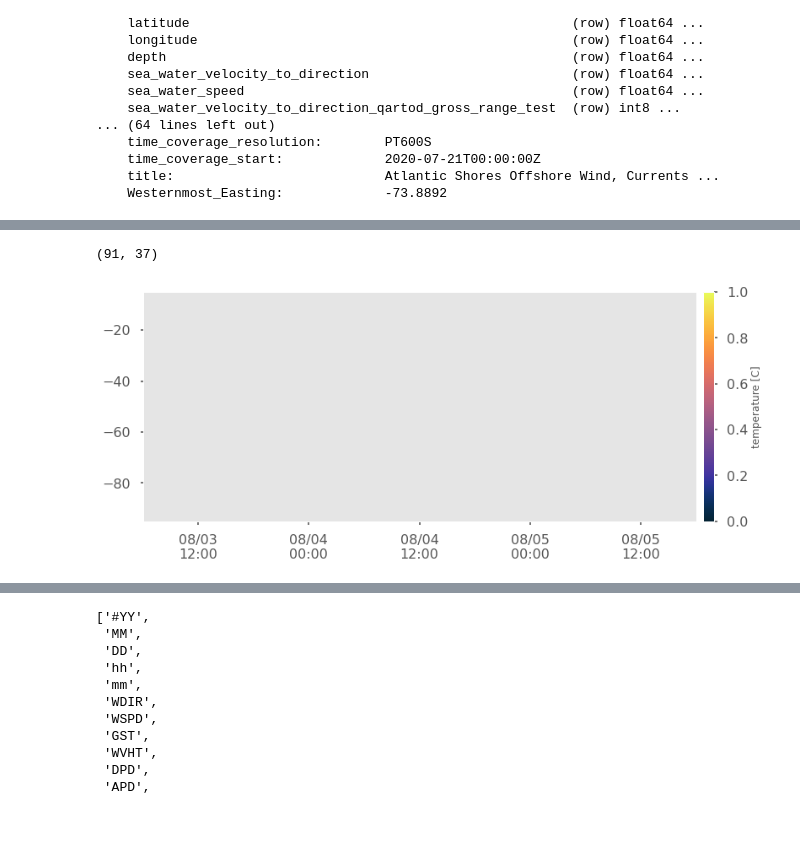
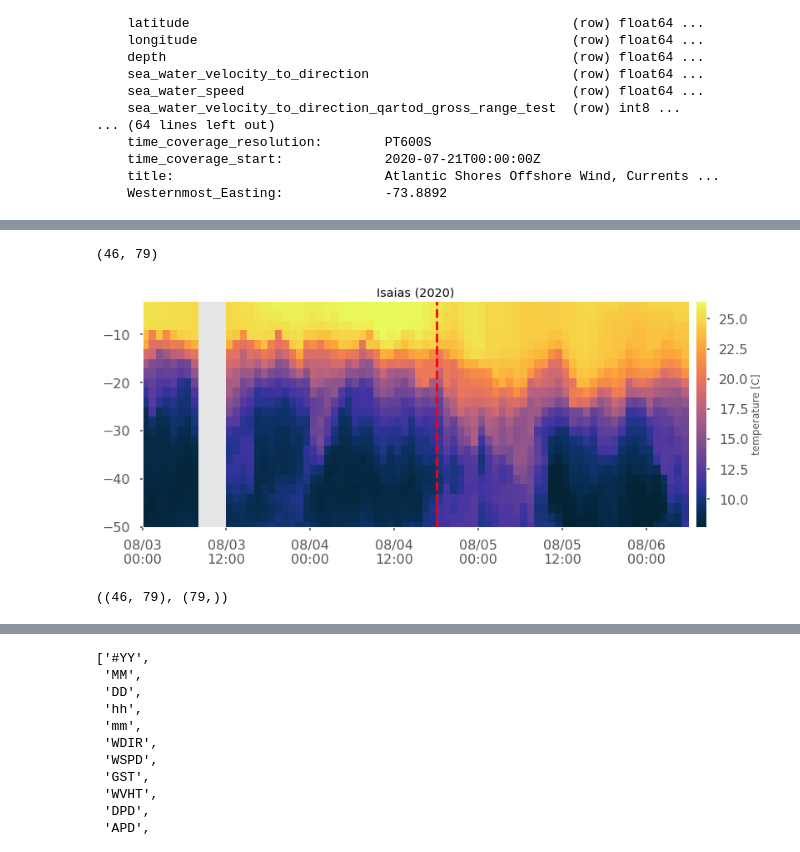
Before and after one commit to EavenW/comparative_hurr, a Jupyter notebook: python_hurrs/Isaias_2020.ipynb, the cells around one changed output, grey strips where cells are left out. Saved outputs shown, nothing was run; the diff lists cells and outputs as text; code cells hidden in the pictures; blank space fills up the shorter version.

```diff
--- a/python_hurrs/Isaias_2020.ipynb
+++ b/python_hurrs/Isaias_2020.ipynb
@@ -17,3 +21,8 @@ import dask.array as da
+# %%
+hurrtnum = np.ones_like(hurrlats)
+for i in range(len(hurrlats)):
+    hdate = datetime.datetime.strptime(df['DATE'][i]+" "+df['ISO_TIME_________'][i], "%m/%d/%y %H:%M:%S")
+    hurrtnum[i] = mdates.date2num(hdate)
 # %%
 dataloc = "http://gliders.ioos.us/thredds/dodsC/deployments/rutgers/ng619-20200722T1900/ng619-20200722T1900.nc3.nc?trajectory[0:1:0],wmo_id[0:1:0],time[0:1:0][0:1:8604],latitude[0:1:0][0:1:8604],longitude[0:1:0][0:1:8604],time_uv[0:1:0][0:1:8604],lat_uv[0:1:0][0:1:8604],lon_uv[0:1:0][0:1:8604],precise_time[0:1:0][0:1:8604][0:1:268],depth[0:1:0][0:1:8604][0:1:268],pressure[0:1:0][0:1:8604][0:1:268],temperature[0:1:0][0:1:8604][0:1:268],conductivity[0:1:0][0:1:8604][0:1:268],salinity[0:1:0][0:1:8604][0:1:268],density[0:1:0][0:1:8604][0:1:268]"
 df      = xr.open_dataset(dataloc, decode_times=False)
@@ -142,6 +151,9 @@ for i, sec in enumerate(df.time.values[0,:]):
 dP = np.gradient(df.depth[0,:,:].values, axis=(1))
 dt = np.gradient(datenum, axis=(1)) / 96400
 dPdt = dP/dt
+# %%
+start = start - 1
+enddd = enddd + 0.5
 # %%
 ### binning
 x = datenum[0,:,:].reshape(np.size(datenum[0,:,:]))
@@ -149,13 +161,27 @@ y = -df.depth[0,:,:].values.reshape(np.size(datenum[0,:,:]))
 t = df.temperature[0,:,:].values.reshape(np.size(datenum[0,:,:]))
 timepoints = int((enddd - start)*24)+1 #
 tgrid = np.linspace(start,enddd,timepoints)
-zgrid = np.linspace(-95,-5,91)
+zgrid = np.linspace(-93,-3,46)
 T, Z = np.meshgrid(tgrid,zgrid)
 # %%
 TEMPS = np.ones_like(T)
 np.shape(TEMPS)
 # %% [output]
-(91, 37)
+(46, 79)
+# %%
+glats = np.squeeze(df.latitude.values)
+glons = np.squeeze(df.longitude.values)
+
+distance_metric = np.ones((np.size(glats),np.size(hurrlats)))
+for i, glatitude in enumerate(glats):
+    for j, hlatitude in enumerate(hurrlats):
+        latdist = glatitude - hlatitude
+        londist = glons[i] - hurrlons[j]
+        distance_metric[i,j] = np.sqrt(latdist**2 + londist**2)
+
+b = np.amin(distance_metric)
+ktime = np.where(distance_metric == b)[1][0]
+eyepassage = hurrtnum[ktime]
 # %%
 for i in range(len(tgrid)-1):
     Tmore = x > tgrid[i]
@@ -176,12 +202,19 @@ for i in range(len(tgrid)-1):
 # %%
 plt.figure(figsize=(14,5))
 plt.pcolor(T, Z, TEMPS, cmap=cmo.thermal)
 plt.colorbar(pad=0.01, label="temperature [C]")
-plt.xlim([start-1, enddd])
+plt.xlim([start, enddd])
 plt.gca().xaxis.set_major_formatter(myFmt)
+plt.ylim([-50,-3])
+plt.axvline(x = eyepassage, c='r', linestyle="--")
 
 #plt.scatter(ndb_datenum, -(windspeed), c=winddir, s=36, vmin=0, vmax=360, cmap=cmo.phase)
-plt.savefig('Isaias_2020_wind.pdf', bbox_inches='tight')
+plt.title('Isaias (2020)')
+plt.savefig("FIGS/temperatures_Isaias2020.pdf", bbox_inches='tight')
 plt.show()
 # %% [output]
-[figure, old version]
+[figure, new version]
+# %%
+TEMPS.shape, tgrid.shape
+# %% [output]
+((46, 79), (79,))
```
Also changed, not shown: parts of 13 cells of this notebook, 48 other files.
